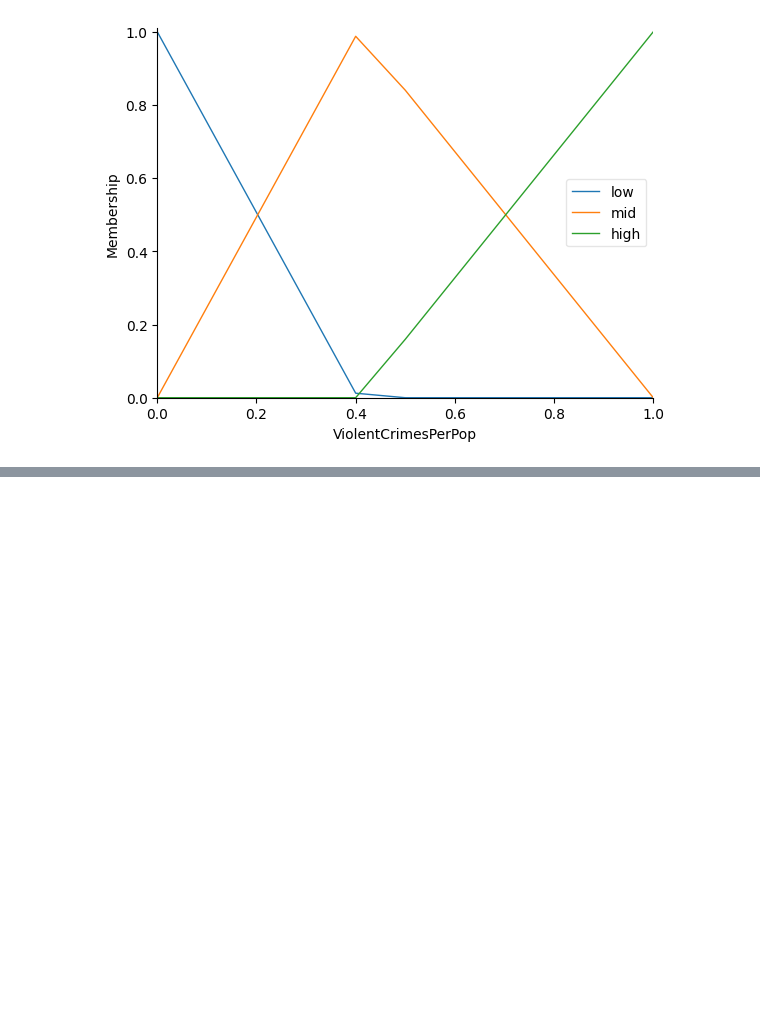
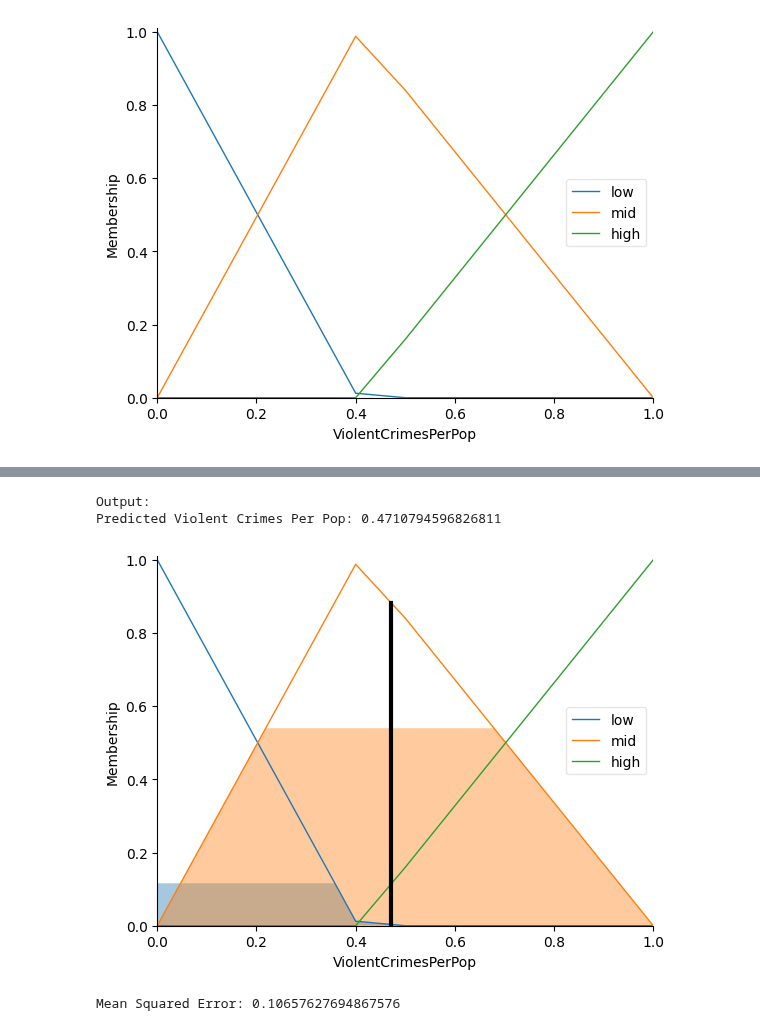
Before and after one commit to yeesem/Soft-Computing, a Jupyter notebook: Soft_Computing_Assignment_Fuzzy_Logic.ipynb, the cells around one changed output, grey strips where cells are left out. Cells and saved outputs as stored; diff of their text form; code cells hidden in the pictures; blank space fills up the shorter version.

```diff
--- a/Soft_Computing_Assignment_Fuzzy_Logic.ipynb
+++ b/Soft_Computing_Assignment_Fuzzy_Logic.ipynb
@@ -774,0 +862,40 @@ Prediction :  0.5000000000000001
+# %%
+actual_values = []
+predicted_values = []
+
+# Iterate over the training data
+for i in range(len(X_train)):
+    input_data = X_train.iloc[i]
+
+    # Set input values for each feature in the fuzzy system
+    for feature in list_of_features:
+        pred.input[feature] = input_data[feature]
+
+    # Compute the output of the fuzzy system
+    pred.compute()
+
+    # Get the predicted value of the target variable
+    predicted_value = pred.output['ViolentCrimesPerPop']  # Replace 'target_variable' with the actual name of your target variable
+    predicted_values.append(predicted_value)
+
+    # Get the actual value of the target variable
+    actual_value = y_train.iloc[i]['ViolentCrimesPerPop']  # Assuming y_train is a list or array of actual target values
+    actual_values.append(actual_value)
+
+# Print output
+print("\nOutput:")
+print("Predicted Violent Crimes Per Pop:", pred.output['ViolentCrimesPerPop'])
+
+# Show the output membership function
+consequent.view(sim=pred)
+# %% [output]
+Output:
+Predicted Violent Crimes Per Pop: 0.4710794596826811
+[figure, added]
+# %%
+# Calculate MSE for train set
+from sklearn.metrics import mean_squared_error,accuracy_score
+mse = mean_squared_error(actual_values, predicted_values)
+print("Mean Squared Error:", mse)
+# %% [output]
+Mean Squared Error: 0.10657627694867576
```
Also changed, not shown: parts of 15 cells of this notebook.
